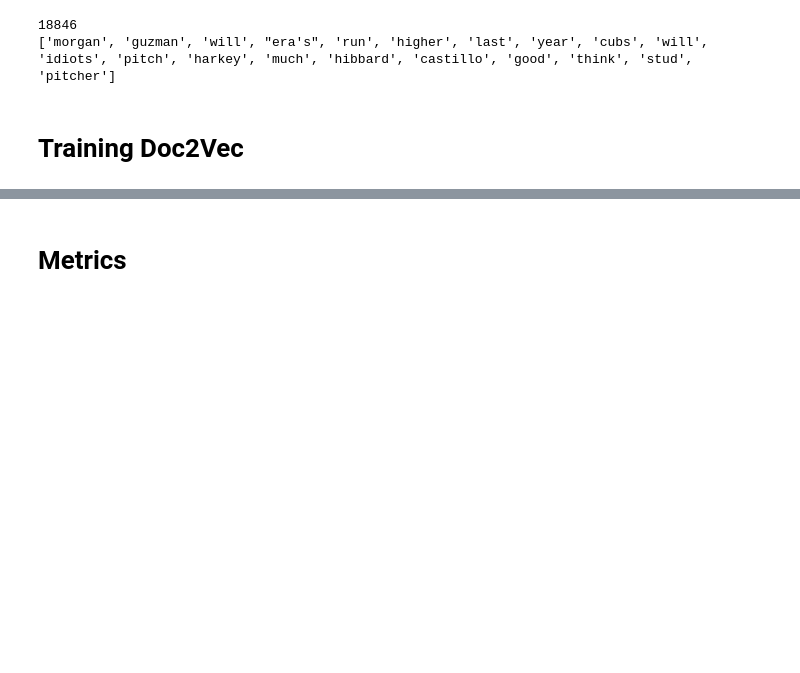
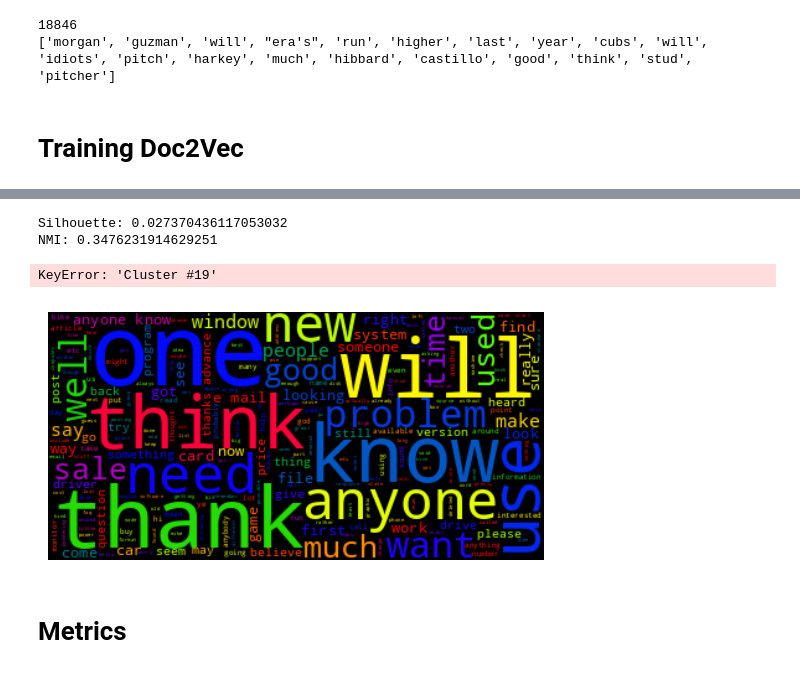
Before and after one commit to chethana613/document_clustering, a Jupyter notebook: Data_Clustering_Project_KMeans.ipynb, the cells around one changed output, grey strips where cells are left out. Saved outputs shown, nothing was run; the diff lists cells and outputs as text; code cells hidden in the pictures; blank space fills up the shorter version.

```diff
--- a/Data_Clustering_Project_KMeans.ipynb
+++ b/Data_Clustering_Project_KMeans.ipynb
@@ -259,3 +252,61 @@ Total time: 139.37465071678162 secs
+# %%
+
+from sklearn.metrics import normalized_mutual_info_score
+
+# Cluster the words using KMeans
+
+num_clusters = 19
+
+kmeans_clustering = KMeans(n_clusters=num_clusters, random_state = 42)
+clusters = kmeans_clustering.fit_predict(doc_vectors)
+centers = kmeans_clustering.cluster_centers_
+centroid_map = dict(zip(range(len(Vocab_v1)), clusters))
+
+
+silhouette_avg = silhouette_score(doc_vectors, clusters)
+print(f'Silhouette: {silhouette_avg}')
+nmi = normalized_mutual_info_score(gnd_labels, clusters)
+print(f'NMI: {nmi}')
+
+
+# Get words in each cluster that are closest to the cluster center
+def get_top_words(index2word, k, centers, wordvecs):
+    tree = KDTree(wordvecs);
+    closest_points = [tree.query(np.reshape(x, (1, -1)), k=k) for x in centers];
+    closest_words_idxs = [x[1] for x in closest_points];
+    closest_words = {};
+    for i in range(0, len(closest_words_idxs)):
+        closest_words['Cluster #' + str(i)] = [index2word[j] for j in closest_words_idxs[i][0]]
+    # Convert lists to strings in the DataFrame
+    df = pd.DataFrame(closest_words).applymap(lambda x: ' '.join(x))
+    df.index = df.index + 1
+    return df
+
+# Get the top words and print the first 2 in each cluster:
+top_words = get_top_words(Vocab_v1, 5000, centers, doc_vectors)
+top_words[:5]
+
+# Create a word cloud with the words of a cluster and print and save them.
+def display_cloud(cluster_num, cmap):
+    wc = WordCloud(background_color="black", max_words=2000, max_font_size=80, colormap=cmap);
+    wordcloud = wc.generate(' '.join([word for word in top_words['Cluster #' + str(cluster_num)]]))
+    plt.imshow(wordcloud, interpolation='bilinear')
+    plt.axis("off")
+    plt.savefig('cluster_' + str(cluster_num), bbox_inches='tight')
+
+# Call on each cluster, and pass in a different color scheme in each iteration to distinguish them.
+cmaps = cycle([
+            'flag', 'prism', 'ocean', 'gist_earth', 'terrain', 'gist_stern',
+            'gnuplot', 'gnuplot2', 'CMRmap', 'cubehelix', 'brg', 'hsv',
+            'gist_rainbow', 'rainbow', 'jet', 'nipy_spectral', 'gist_ncar'])
+for i in range(0, 20):
+    col = next(cmaps)
+    display_cloud(i, col)
+# %% [output]
+Silhouette: 0.027370436117053032
+NMI: 0.3476231914629251
+KeyError: 'Cluster #19'
+[figure, added]
 # %% [markdown]
 # **Metrics**
 # %%
```
Also changed, not shown: parts of 5 cells of this notebook.
